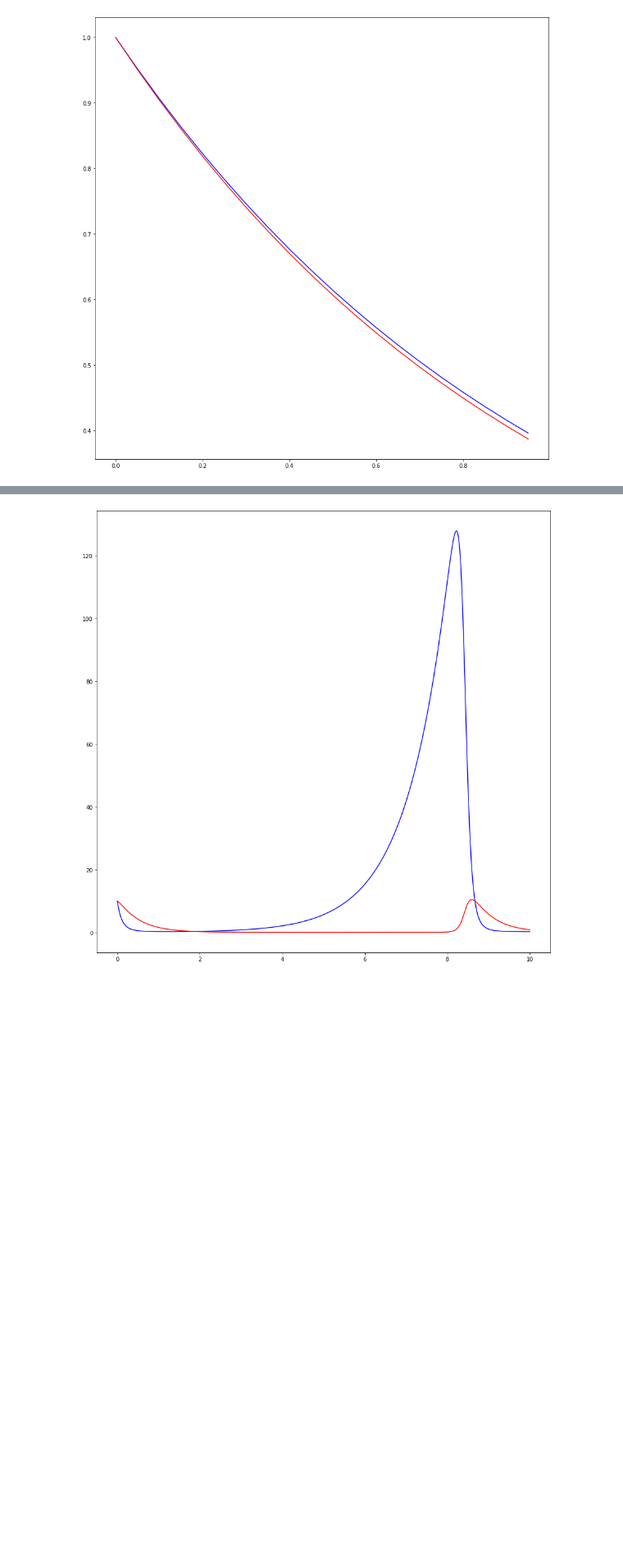
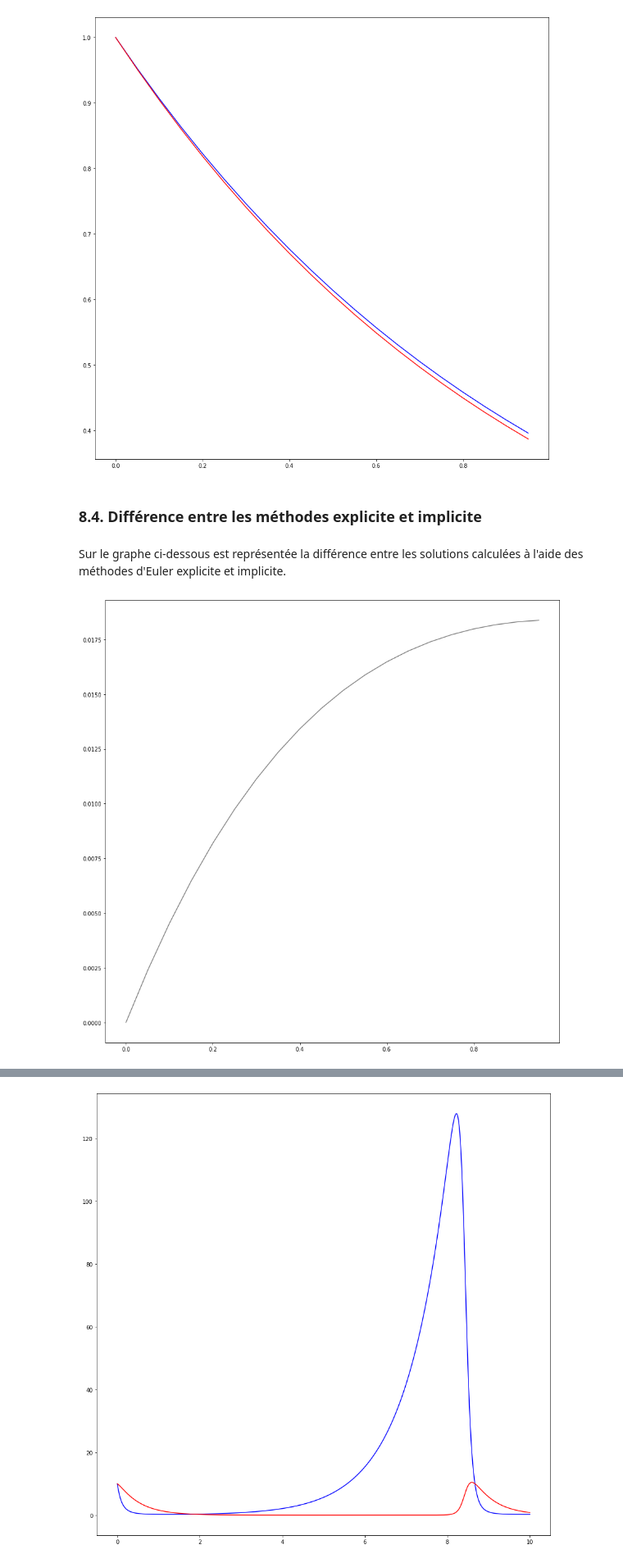
Before and after one commit to ahernot/UE11-equations-differentielles, a Jupyter notebook: réponses-final.ipynb, the cells around one changed output, grey strips where cells are left out. Shown at 82% size. Saved outputs shown, nothing was run; the diff lists cells and outputs as text; code cells hidden in the pictures; blank space fills up the shorter version.

```diff
--- a/réponses-final.ipynb
+++ b/réponses-final.ipynb
@@ -397,17 +395,11 @@ $$
 * La différence entre ces deux solutions, en gris
 # %%
 # Define derivative function
-def f(t, x):
+def sample_f(t, x):
     return -1 * x
 
 # Solve equation using explicit scheme
-time_array, points_array = solve_euler_explicit(f=f, x0=1, dt=0.05, t0=0, tf=1)  # compute ~20 points
+time_array, points_array_explicit_sample = solve_euler_explicit(f=sample_f, x0=1, dt=0.05, t0=0, tf=1)  # compute ~20 points
 
 # Compute mathematical solution = exp(-t)
-points_array_theory = 1 * np.exp(-1 * time_array)
-
-# Compare both solutions
-plt.figure(figsize=(15,15))
-plt.plot(time_array, points_array, c='blue')  # solution computed using scheme
-plt.plot(time_array, points_array_theory, c='red')  # mathematical solution
-plt.show()
+points_array_theory_sample = 1 * np.exp(-1 * time_array)
@@ -565,7 +621,7 @@ DFunc = DiffFunctions()
 # %%
 from scipy.optimize import fsolve
 
-def solve_euler_implicit(f: Callable, x0: float, dt: float, t0: float, tf: float, itermax:int=100):
+def solve_euler_implicit(f: Callable, x0: float or np.ndarray, dt: float, t0: float, tf: float, itermax:int=100):
     """
     This function applies an implicit Euler scheme to numerically calculate the points of a function x defined by its first
     derivative function f, using a set time step, on a set time interval.
@@ -623,19 +684,26 @@ def solve_euler_implicit(f: Callable, x0: float, dt: float, t0: float, tf: float
 # %%
-# Define derivative function
-def f(t, x):
-    return -1 * x
-
 # Solve equation using explicit scheme
-time_array, points_array = solve_euler_implicit(f=f, x0=1, dt=0.05, t0=0, tf=1)  # compute ~20 points
-
-# Compute mathematical solution = exp(-t)
-points_array_theory = 1 * np.exp(-1 * time_array)
+time_array, points_array_implicit_sample = solve_euler_implicit(f=sample_f, x0=1, dt=0.05, t0=0, tf=1)  # compute ~20 points
 
 # Compare both solutions
 plt.figure(figsize=(15,15))
-plt.plot(time_array, points_array, c='blue')  # solution computed using scheme
-plt.plot(time_array, points_array_theory, c='red')  # mathematical solution
+plt.plot(time_array, points_array_implicit_sample, c='blue')  # solution computed using scheme
+plt.plot(time_array, points_array_theory_sample, c='red')  # mathematical solution
 plt.show()
 # %% [output]
 [figure]
+# %% [markdown]
+### 8.4. Différence entre les méthodes explicite et implicite
+# %% [markdown]
+Sur le graphe ci-dessous est représentée la différence entre les solutions calculées à l'aide des méthodes d'Euler explicite et implicite.
+# %%
+# Compute difference array
+diff_array_full = np.abs(points_array_implicit_sample - points_array_explicit_sample)
+
+# Plot difference array
+plt.figure(figsize=(15,15))
+plt.plot(time_array, diff_array_full, c='grey')
+plt.show()
+# %% [output]
+[figure, added]
 # %% [markdown]
```
Also changed, not shown: parts of 20 cells of this notebook.
